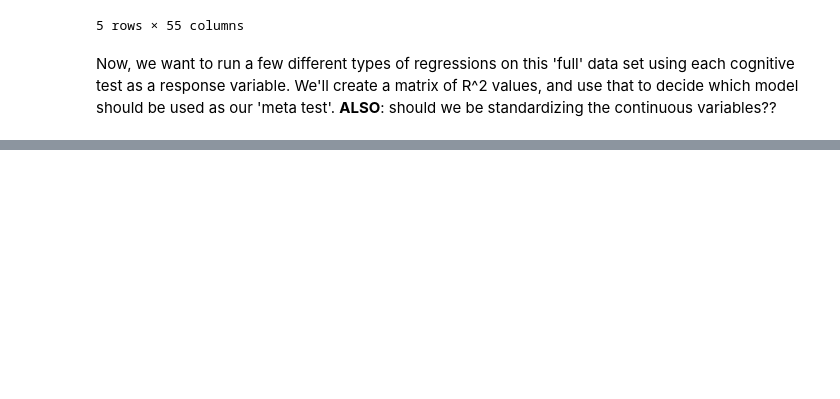
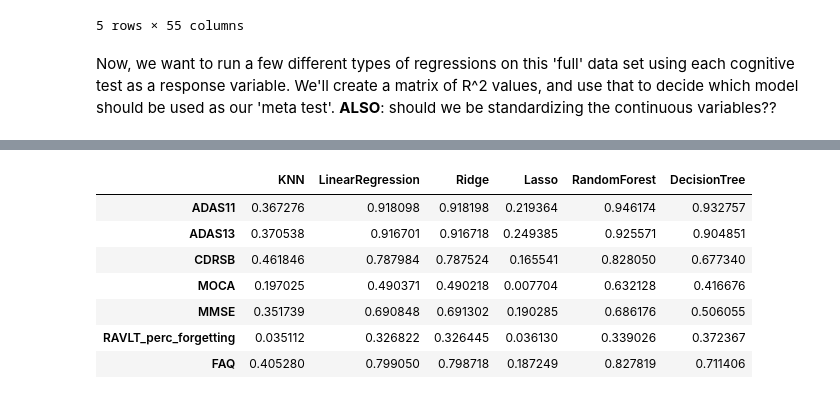
Before and after one commit to agasthyaps/CS109-Final, a Jupyter notebook: ADNI Project.ipynb, the cells around one changed output, grey strips where cells are left out. Cells and saved outputs as stored; diff of their text form; code cells hidden in the pictures; blank space fills up the shorter version.

```diff
--- a/ADNI Project.ipynb
+++ b/ADNI Project.ipynb
@@ -195,0 +198,11 @@ make_score_df(full_data,cog_tests,models)
+# %%
+poop
+# %% [output]
+|  | KNN | LinearRegression | Ridge | Lasso | RandomForest | DecisionTree |
+| ADAS11 | 0.367276 | 0.918098 | 0.918198 | 0.219364 | 0.946174 | 0.932757 |
+| ADAS13 | 0.370538 | 0.916701 | 0.916718 | 0.249385 | 0.925571 | 0.904851 |
+| CDRSB | 0.461846 | 0.787984 | 0.787524 | 0.165541 | 0.828050 | 0.677340 |
+| MOCA | 0.197025 | 0.490371 | 0.490218 | 0.007704 | 0.632128 | 0.416676 |
+| MMSE | 0.351739 | 0.690848 | 0.691302 | 0.190285 | 0.686176 | 0.506055 |
+| RAVLT_perc_forgetting | 0.035112 | 0.326822 | 0.326445 | 0.036130 | 0.339026 | 0.372367 |
+| FAQ | 0.405280 | 0.799050 | 0.798718 | 0.187249 | 0.827819 | 0.711406 |
```
Also changed, not shown: parts of 11 cells of this notebook.
